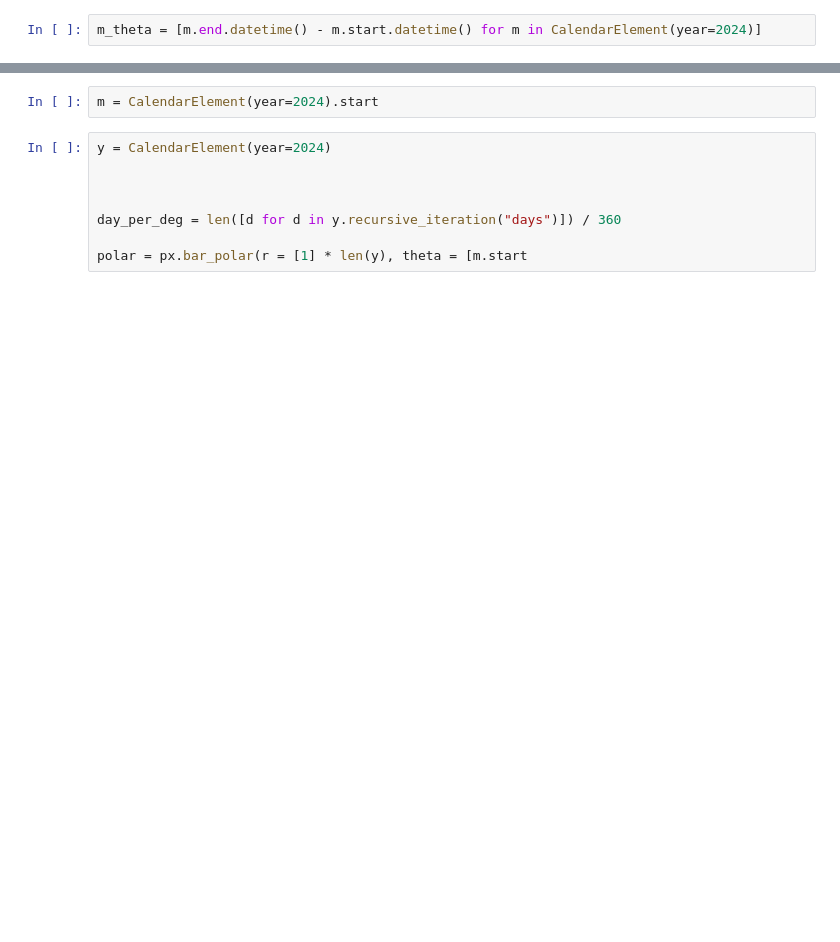
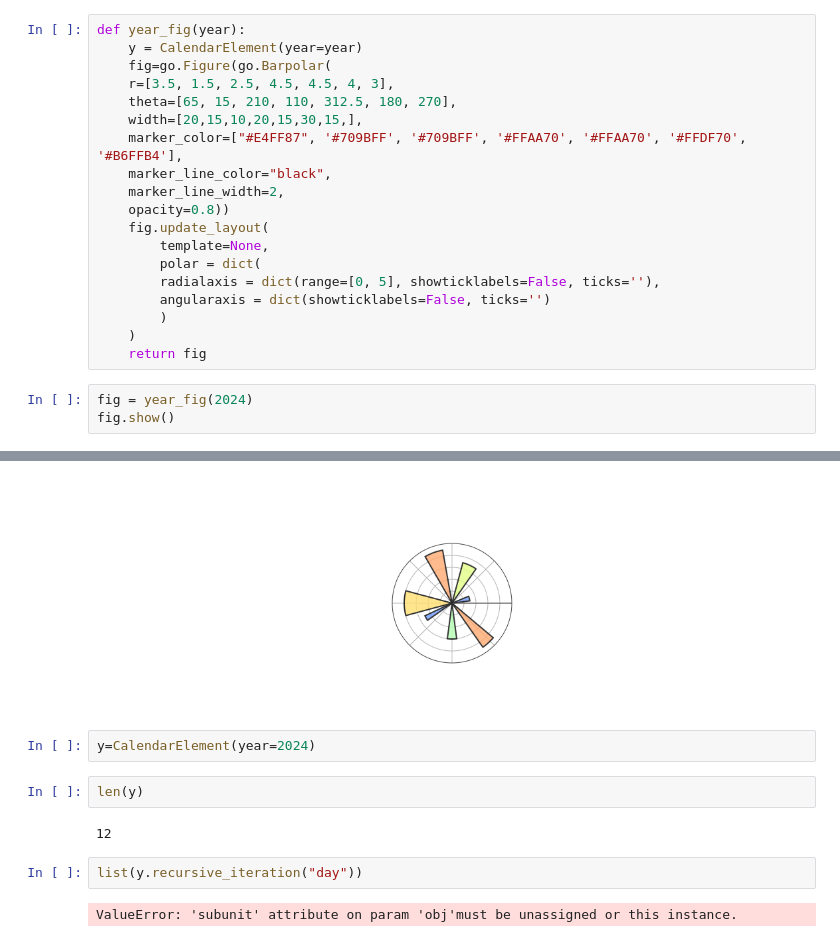
Before and after one commit to KeithDavis067/taskbraid, a Jupyter notebook: python/circlecal/latest_circle_year.ipynb, the cells around one changed output, grey strips where cells are left out. Drawn from its saved outputs; the diff is of its cells as text; blank space fills up the shorter version.

```diff
--- a/python/circlecal/latest_circle_year.ipynb
+++ b/python/circlecal/latest_circle_year.ipynb
@@ -33,2 +29,23 @@ Please visit this URL to authorize this application: https://accounts.google.com
-# %%
-m_theta = [m.end.datetime() - m.start.datetime() for m in CalendarElement(year=2024)]
+# %%
+def year_fig(year):
+    y = CalendarElement(year=year)
+    fig=go.Figure(go.Barpolar(
+    r=[3.5, 1.5, 2.5, 4.5, 4.5, 4, 3],
+    theta=[65, 15, 210, 110, 312.5, 180, 270],
+    width=[20,15,10,20,15,30,15,],
+    marker_color=["#E4FF87", '#709BFF', '#709BFF', '#FFAA70', '#FFAA70', '#FFDF70', '#B6FFB4'],
+    marker_line_color="black",
+    marker_line_width=2,
+    opacity=0.8))
+    fig.update_layout(
+        template=None,
+        polar = dict(
+        radialaxis = dict(range=[0, 5], showticklabels=False, ticks=''),
+        angularaxis = dict(showticklabels=False, ticks='')
+        )
+    )
+    return fig
+# %%
+fig = year_fig(2024)
+fig.show()
+# %% [output]
@@ -35,10 +53,11 @@ m_theta = [m.end.datetime() - m.start.datetime() for m in CalendarElement(year=2
+[figure, added]
 # %%
-m = CalendarElement(year=2024).start
+y=CalendarElement(year=2024)
-# %%
-y = CalendarElement(year=2024)
-
-
-
-day_per_deg = len([d for d in y.recursive_iteration("days")]) / 360
-
-polar = px.bar_polar(r = [1] * len(y), theta = [m.start
+# %%
+len(y)
+# %% [output]
+12
+# %%
+list(y.recursive_iteration("day"))
+# %% [output]
+ValueError: 'subunit' attribute on param 'obj'must be unassigned or this instance.
```
Also changed, not shown: parts of 3 cells of this notebook.
